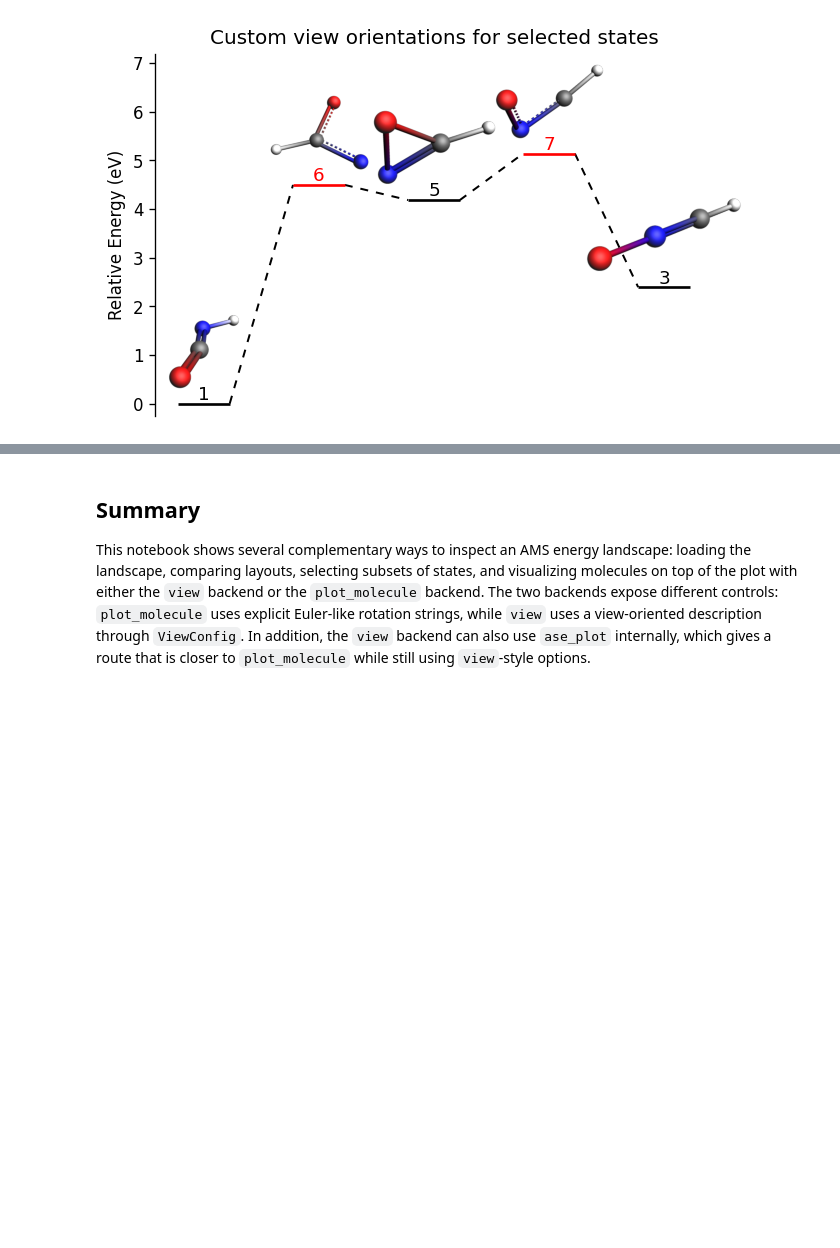
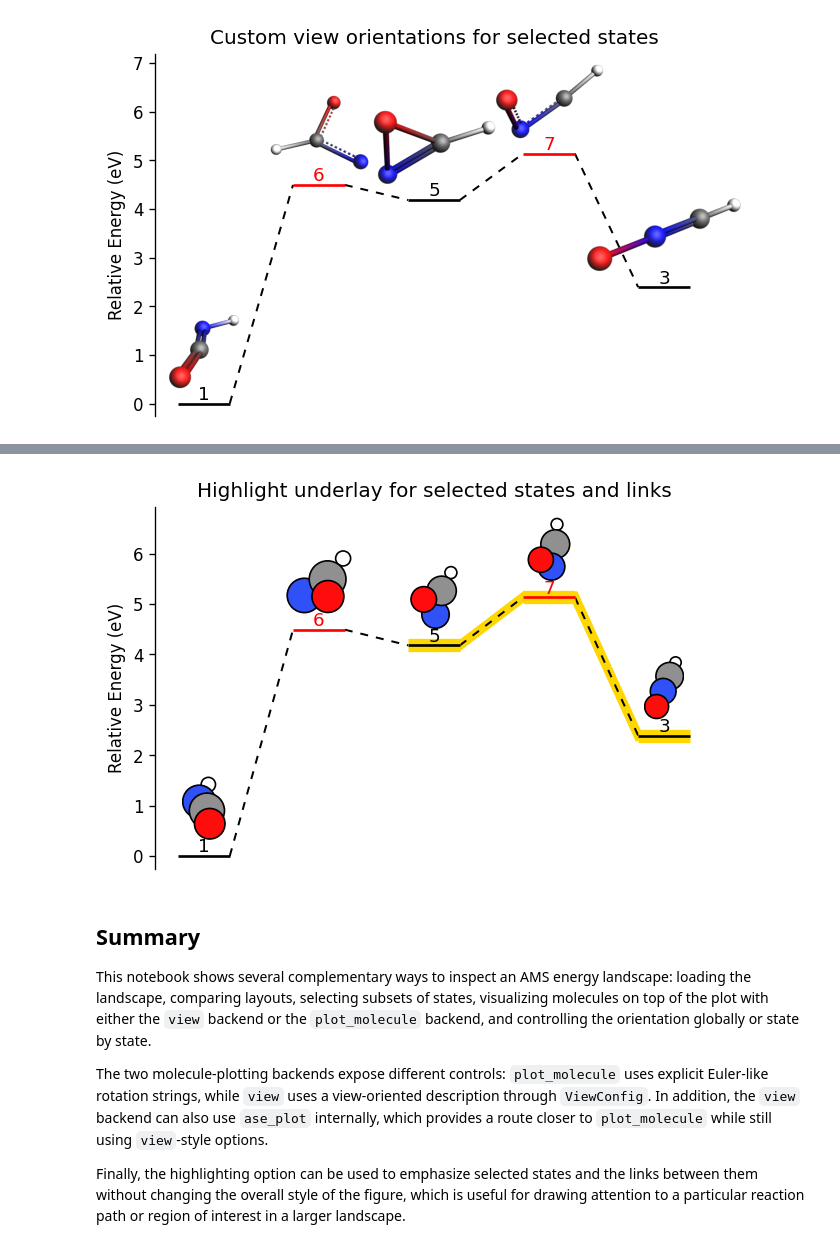
Before and after one commit to SCM-NV/PLAMS, a Jupyter notebook: examples/EnergyLandscape/EnergyLandscape.ipynb, the cells around one changed output, grey strips where cells are left out. Cells and saved outputs as stored; diff of their text form; code cells hidden in the pictures; blank space fills up the shorter version.

Commit message:
Added the option of highlighting states SO105

```diff
--- a/examples/EnergyLandscape/EnergyLandscape.ipynb
+++ b/examples/EnergyLandscape/EnergyLandscape.ipynb
@@ -64,8 +64,8 @@ This cell presents two options: rerunning the AMS job or reusing previously gene
 # %%
 job = plams.AMSJob(name="HCNO", molecule=molecule, settings=settings)
 
-job.run()
-# job = plams.AMSJob.load_external("plams_workdir/HCNO/ams.rkf")
+# job.run()
+job = plams.AMSJob.load_external("plams_workdir/HCNO/ams.rkf")
 
 energy_landscape = job.results.get_energy_landscape()
 print(energy_landscape)
@@ -338,4 +342,26 @@ ax;
+# %%
+energy_landscape_filter = energy_landscape.select_states([1, 6, 5, 7, 3], keep_original_ids=True)
+
+fig, ax = plt.subplots(dpi=120)
+plot_energy_landscape(
+    energy_landscape_filter,
+    ax=ax,
+    show_molecules=True,
+    molecule_plot_backend="plot_molecule",
+    molecule_plot_kwargs={"rotation": "0x,0y,45z"},
+    highlight_states=[3, 5, 7],
+    highlight_color="gold",
+    highlight_linewidth=8.0,
+)
+ax.set_title("Highlight underlay for selected states and links")
+ax;
+# %% [output]
+[figure, added]
 # %% [markdown]
 ## Summary
 
-This notebook shows several complementary ways to inspect an AMS energy landscape: loading the landscape, comparing layouts, selecting subsets of states, and visualizing molecules on top of the plot with either the `view` backend or the `plot_molecule` backend. The two backends expose different controls: `plot_molecule` uses explicit Euler-like rotation strings, while `view` uses a view-oriented description through `ViewConfig`. In addition, the `view` backend can also use `ase_plot` internally, which gives a route that is closer to `plot_molecule` while still using `view`-style options.
+This notebook shows several complementary ways to inspect an AMS energy landscape: loading the landscape, comparing layouts, selecting subsets of states, visualizing molecules on top of the plot with either the `view` backend or the `plot_molecule` backend, and controlling the orientation globally or state by state.
+
+The two molecule-plotting backends expose different controls: `plot_molecule` uses explicit Euler-like rotation strings, while `view` uses a view-oriented description through `ViewConfig`. In addition, the `view` backend can also use `ase_plot` internally, which provides a route closer to `plot_molecule` while still using `view`-style options.
+
+Finally, the highlighting option can be used to emphasize selected states and the links between them without changing the overall style of the figure, which is useful for drawing attention to a particular reaction path or region of interest in a larger landscape.
```
Also changed, not shown: parts of 1 cell of this notebook, 2 other files.
